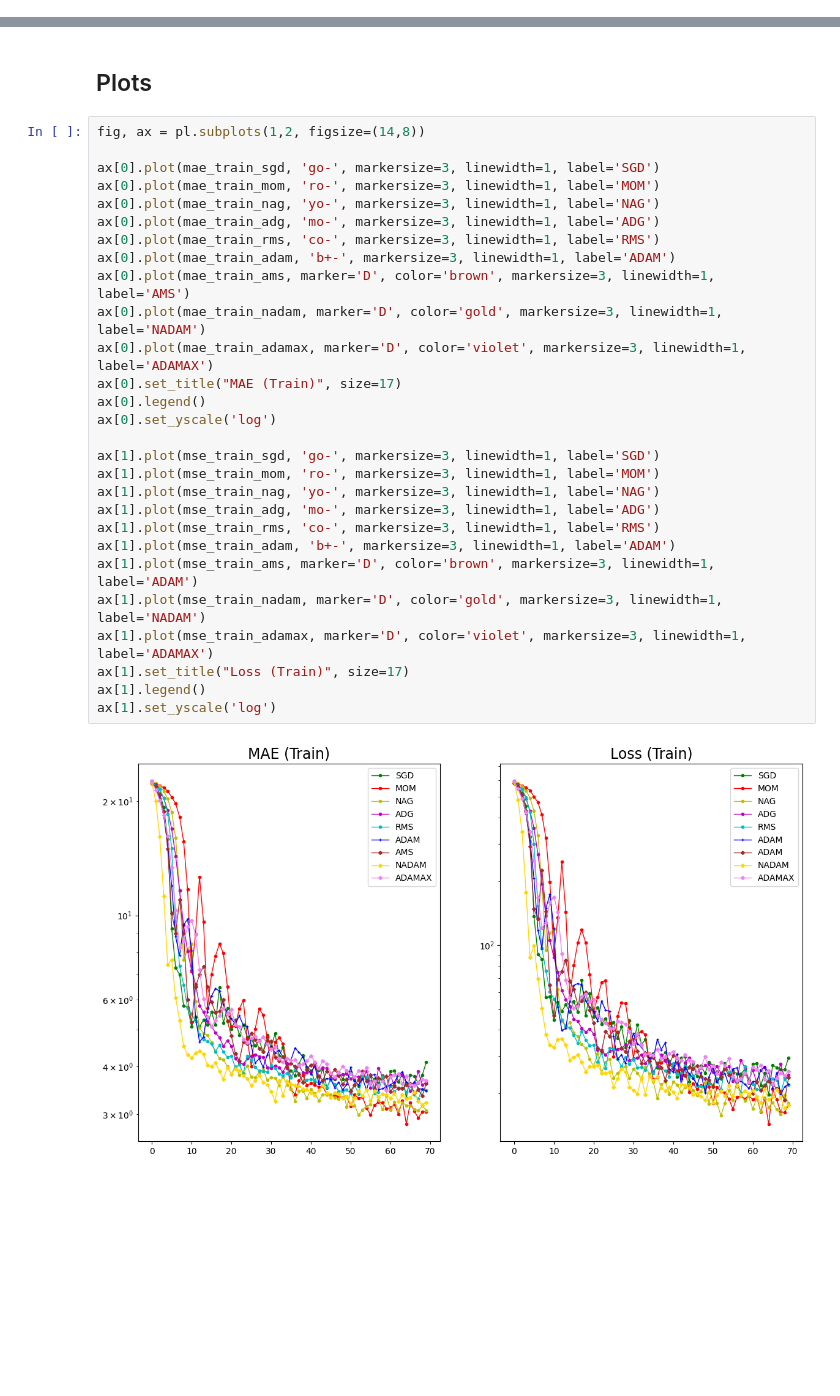
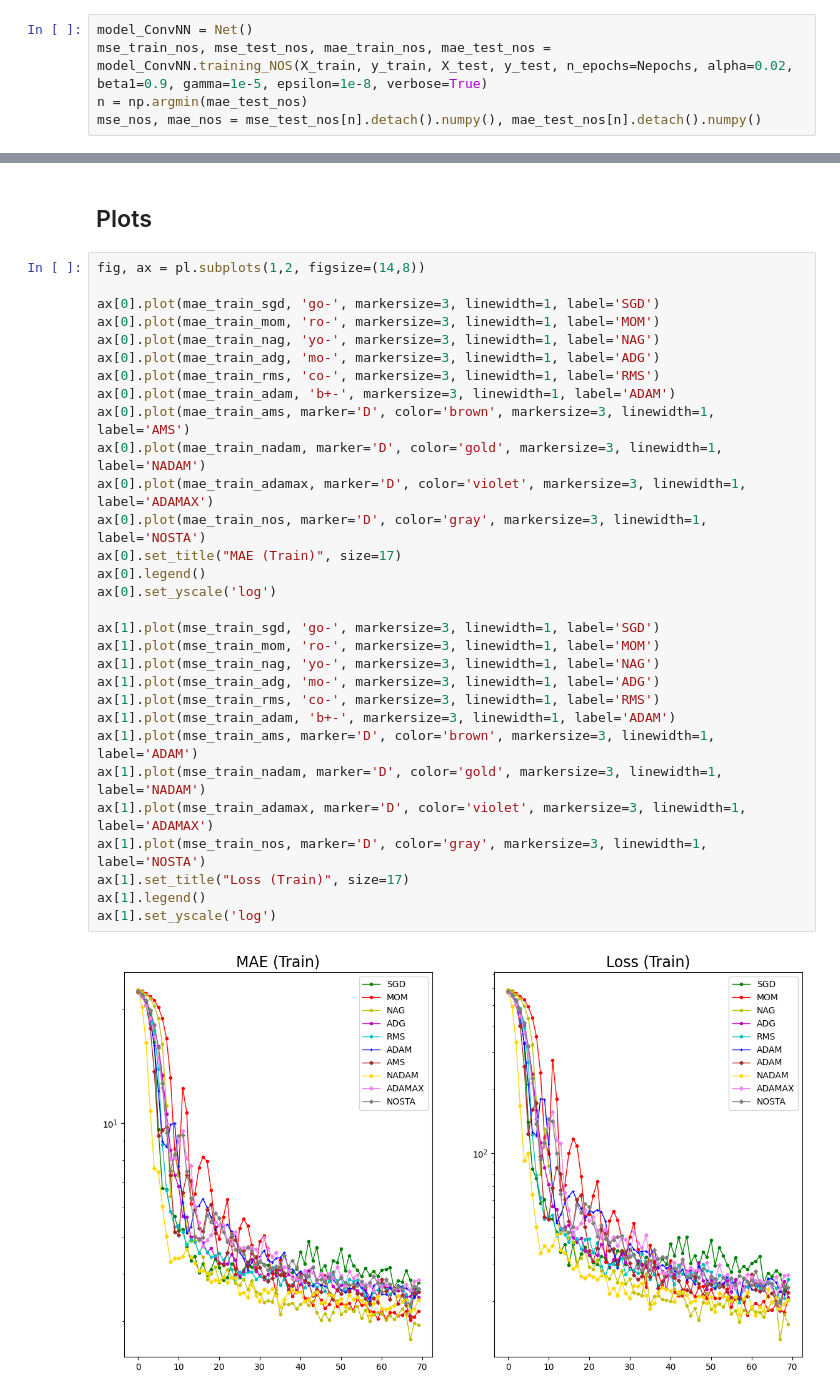
Before and after one commit to louislat/Advanced-ML-Project, a Jupyter notebook: ExperimentRegression.ipynb, the cells around one changed output, grey strips where cells are left out. Cells and saved outputs as stored; diff of their text form; blank space fills up the shorter version.

```diff
--- a/ExperimentRegression.ipynb
+++ b/ExperimentRegression.ipynb
@@ -186,0 +193,5 @@ Epoch 61 / 70 : Loss train = 26.69089126586914| MAE train = 3.7577097415924072 |
+# %%
+model_ConvNN = Net()
+mse_train_nos, mse_test_nos, mae_train_nos, mae_test_nos = model_ConvNN.training_NOS(X_train, y_train, X_test, y_test, n_epochs=Nepochs, alpha=0.02, beta1=0.9, gamma=1e-5, epsilon=1e-8, verbose=True)
+n = np.argmin(mae_test_nos)
+mse_nos, mae_nos = mse_test_nos[n].detach().numpy(), mae_test_nos[n].detach().numpy()
@@ -189,30 +210,32 @@ Epoch 61 / 70 : Loss train = 26.69089126586914| MAE train = 3.7577097415924072 |
 # %%
 fig, ax = pl.subplots(1,2, figsize=(14,8))
 
 ax[0].plot(mae_train_sgd, 'go-', markersize=3, linewidth=1, label='SGD')
 ax[0].plot(mae_train_mom, 'ro-', markersize=3, linewidth=1, label='MOM')
 ax[0].plot(mae_train_nag, 'yo-', markersize=3, linewidth=1, label='NAG')
 ax[0].plot(mae_train_adg, 'mo-', markersize=3, linewidth=1, label='ADG')
 ax[0].plot(mae_train_rms, 'co-', markersize=3, linewidth=1, label='RMS')
 ax[0].plot(mae_train_adam, 'b+-', markersize=3, linewidth=1, label='ADAM')
 ax[0].plot(mae_train_ams, marker='D', color='brown', markersize=3, linewidth=1, label='AMS')
 ax[0].plot(mae_train_nadam, marker='D', color='gold', markersize=3, linewidth=1, label='NADAM')
 ax[0].plot(mae_train_adamax, marker='D', color='violet', markersize=3, linewidth=1, label='ADAMAX')
+ax[0].plot(mae_train_nos, marker='D', color='gray', markersize=3, linewidth=1, label='NOSTA')
 ax[0].set_title("MAE (Train)", size=17)
 ax[0].legend()
 ax[0].set_yscale('log')
 
 ax[1].plot(mse_train_sgd, 'go-', markersize=3, linewidth=1, label='SGD')
 ax[1].plot(mse_train_mom, 'ro-', markersize=3, linewidth=1, label='MOM')
 ax[1].plot(mse_train_nag, 'yo-', markersize=3, linewidth=1, label='NAG')
 ax[1].plot(mse_train_adg, 'mo-', markersize=3, linewidth=1, label='ADG')
 ax[1].plot(mse_train_rms, 'co-', markersize=3, linewidth=1, label='RMS')
 ax[1].plot(mse_train_adam, 'b+-', markersize=3, linewidth=1, label='ADAM')
 ax[1].plot(mse_train_ams, marker='D', color='brown', markersize=3, linewidth=1, label='ADAM')
 ax[1].plot(mse_train_nadam, marker='D', color='gold', markersize=3, linewidth=1, label='NADAM')
 ax[1].plot(mse_train_adamax, marker='D', color='violet', markersize=3, linewidth=1, label='ADAMAX')
+ax[1].plot(mse_train_nos, marker='D', color='gray', markersize=3, linewidth=1, label='NOSTA')
 ax[1].set_title("Loss (Train)", size=17)
 ax[1].legend()
 ax[1].set_yscale('log')
 # %% [output]
-[figure, old version]
+[figure, new version]
```
Also changed, not shown: parts of 15 cells of this notebook, 5 other files.
